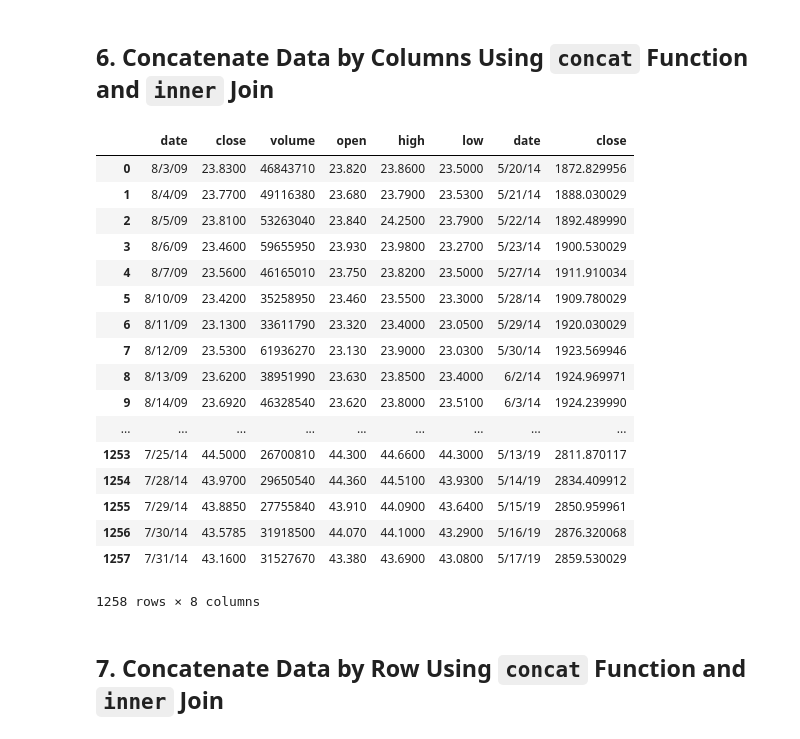
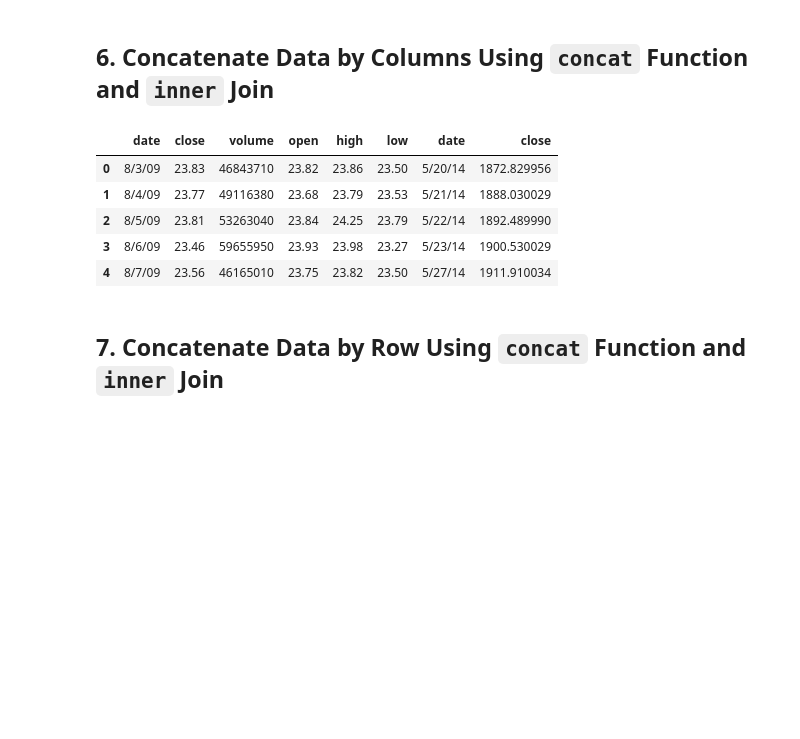
Before and after one commit to jeffreycfwang/FinTech, a Jupyter notebook: Class/04-Pandas/Day 2/Activities/10-concat-01/Unsolved/concat-01.ipynb, the cells around one changed output. Drawn from its saved outputs; the diff is of its cells as text; code cells hidden in the pictures; blank space fills up the shorter version.

```diff
--- a/Class/04-Pandas/Day 2/Activities/10-concat-01/Unsolved/concat-01.ipynb
+++ b/Class/04-Pandas/Day 2/Activities/10-concat-01/Unsolved/concat-01.ipynb
@@ -11,7 +11,13 @@
+# %%
+# Import data
+msft_csv = Path('../Resources/MSFT.csv')
+sp500_csv = Path('../Resources/SP500.csv')
 # %% [markdown]
 ## 3. Read the CSV into a Pandas DataFrame.
 # %%
 # Read the CSVs into DataFrames
+msft_df = pd.read_csv(msft_csv)
+sp500_df = pd.read_csv(sp500_csv)
 # %% [markdown]
 ## 4. Visualize MSFT DataFrame
 # %%
@@ -38,25 +46,15 @@
 ## 6. Concatenate Data by Columns Using `concat` Function and `inner` Join
 # %%
 # Concatenate the two DataFrames by columns and perform an inner join
+combined_df_columns = pd.concat([msft_df, sp500_df], axis='columns', join='inner')
+combined_df_columns.head()
 # %% [output]
 |  | date | close | volume | open | high | low | date | close |
-| 0 | 8/3/09 | 23.8300 | 46843710 | 23.820 | 23.8600 | 23.5000 | 5/20/14 | 1872.829956 |
-| 1 | 8/4/09 | 23.7700 | 49116380 | 23.680 | 23.7900 | 23.5300 | 5/21/14 | 1888.030029 |
-| 2 | 8/5/09 | 23.8100 | 53263040 | 23.840 | 24.2500 | 23.7900 | 5/22/14 | 1892.489990 |
-| 3 | 8/6/09 | 23.4600 | 59655950 | 23.930 | 23.9800 | 23.2700 | 5/23/14 | 1900.530029 |
-| 4 | 8/7/09 | 23.5600 | 46165010 | 23.750 | 23.8200 | 23.5000 | 5/27/14 | 1911.910034 |
-| 5 | 8/10/09 | 23.4200 | 35258950 | 23.460 | 23.5500 | 23.3000 | 5/28/14 | 1909.780029 |
-| 6 | 8/11/09 | 23.1300 | 33611790 | 23.320 | 23.4000 | 23.0500 | 5/29/14 | 1920.030029 |
-| 7 | 8/12/09 | 23.5300 | 61936270 | 23.130 | 23.9000 | 23.0300 | 5/30/14 | 1923.569946 |
-| 8 | 8/13/09 | 23.6200 | 38951990 | 23.630 | 23.8500 | 23.4000 | 6/2/14 | 1924.969971 |
-| 9 | 8/14/09 | 23.6920 | 46328540 | 23.620 | 23.8000 | 23.5100 | 6/3/14 | 1924.239990 |
-| ... | ... | ... | ... | ... | ... | ... | ... | ... |
-| 1253 | 7/25/14 | 44.5000 | 26700810 | 44.300 | 44.6600 | 44.3000 | 5/13/19 | 2811.870117 |
-| 1254 | 7/28/14 | 43.9700 | 29650540 | 44.360 | 44.5100 | 43.9300 | 5/14/19 | 2834.409912 |
-| 1255 | 7/29/14 | 43.8850 | 27755840 | 43.910 | 44.0900 | 43.6400 | 5/15/19 | 2850.959961 |
-| 1256 | 7/30/14 | 43.5785 | 31918500 | 44.070 | 44.1000 | 43.2900 | 5/16/19 | 2876.320068 |
-| 1257 | 7/31/14 | 43.1600 | 31527670 | 43.380 | 43.6900 | 43.0800 | 5/17/19 | 2859.530029 |
+| 0 | 8/3/09 | 23.83 | 46843710 | 23.82 | 23.86 | 23.50 | 5/20/14 | 1872.829956 |
+| 1 | 8/4/09 | 23.77 | 49116380 | 23.68 | 23.79 | 23.53 | 5/21/14 | 1888.030029 |
+| 2 | 8/5/09 | 23.81 | 53263040 | 23.84 | 24.25 | 23.79 | 5/22/14 | 1892.489990 |
+| 3 | 8/6/09 | 23.46 | 59655950 | 23.93 | 23.98 | 23.27 | 5/23/14 | 1900.530029 |
+| 4 | 8/7/09 | 23.56 | 46165010 | 23.75 | 23.82 | 23.50 | 5/27/14 | 1911.910034 |
-1258 rows × 8 columns
 # %% [markdown]
 ## 7. Concatenate Data by Row Using `concat` Function and `inner` Join
 # %%
```
Also changed, not shown: parts of 5 cells of this notebook, 6 other files.
